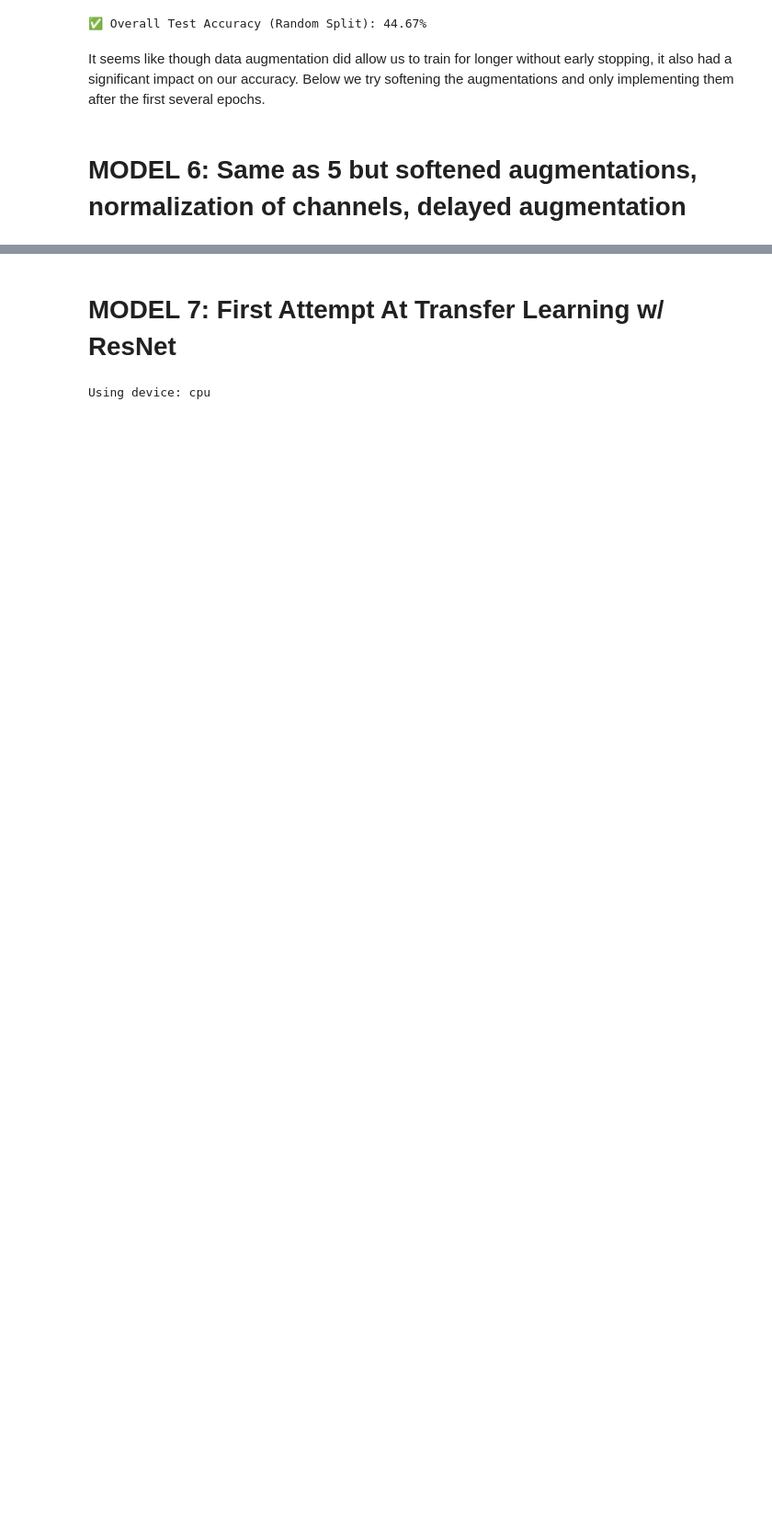
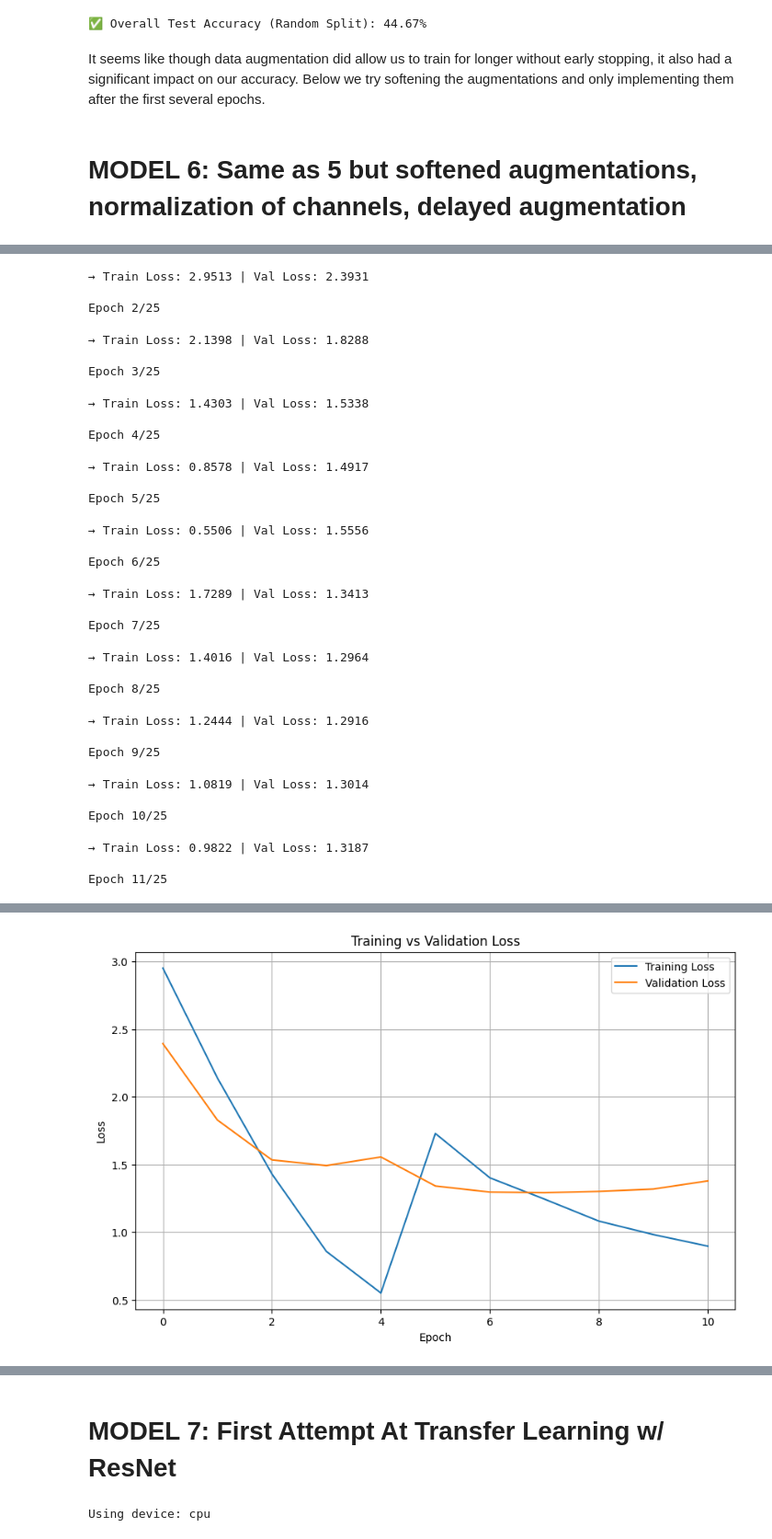
Before and after one commit to skozub25/Waste-Classification, a Jupyter notebook: wasteclassification.ipynb, the cells around one changed output, grey strips where cells are left out. Shown at 92% size. Cells and saved outputs as stored; diff of their text form; code cells hidden in the pictures; blank space fills up the shorter version.

```diff
--- a/wasteclassification.ipynb
+++ b/wasteclassification.ipynb
@@ -1529,22 +1529,14 @@ transform_plain = transforms.Compose([
 ])
 
 # ----------------------
-# DATASET SPLITTING (Double Stratified)
+# DATASETS USING EXISTING SPLITS
 # ----------------------
-base_dataset = ImageFolder("images/")
-all_paths = [base_dataset.samples[i][0] for i in range(len(base_dataset))]
-combined_labels = [f"{Path(p).parts[-3]}__{Path(p).parts[-2]}" for p in all_paths]
-combined_labels = np.array(combined_labels)
+base_train_dataset = ImageFolder("images/", transform=transform_plain)
+val_dataset = ImageFolder("images/", transform=transform_plain)
 
-split1 = StratifiedShuffleSplit(n_splits=1, test_size=0.3, random_state=42)
-train_idx, temp_idx = next(split1.split(np.zeros(len(combined_labels)), combined_labels))
-
-temp_labels = combined_labels[temp_idx]
-split2 = StratifiedShuffleSplit(n_splits=1, test_size=0.5, random_state=42)
-val_rel_idx, test_rel_idx = next(split2.split(np.zeros(len(temp_labels)), temp_labels))
-
-val_idx = temp_idx[val_rel_idx]
-test_idx = temp_idx[test_rel_idx]
+# Replace with your actual precomputed splits
+train_idx = double_strat_train_dataset.indices
+val_idx = double_strat_val_dataset.indices
 
 # ----------------------
 # MODEL DEFINITION
@@ -1556,11 +1548,10 @@ class WasteClassifierCNN(nn.Module):
         self.conv2 = nn.Conv2d(32, 64, kernel_size=3, padding=1)
         self.conv3 = nn.Conv2d(64, 128, kernel_size=3, padding=1)
         self.pool = nn.MaxPool2d(2, 2)
-
         self.flattened_size = 128 * 32 * 32
         self.fc1 = nn.Linear(self.flattened_size, 256)
         self.dropout = nn.Dropout(0.3)
-        self.fc2 = nn.Linear(256, len(base_dataset.classes))
+        self.fc2 = nn.Linear(256, num_classes)
 
     def forward(self, x):
         x = self.pool(F.relu(self.conv1(x)))
@@ -1575,7 +1566,7 @@ class WasteClassifierCNN(nn.Module):
 # ----------------------
 # INITIALIZATION
 # ----------------------
-num_classes = len(base_dataset.classes)
+num_classes = len(base_train_dataset.classes)
 model = WasteClassifierCNN(num_classes).to(device)
 criterion = nn.CrossEntropyLoss()
 optimizer = torch.optim.Adam(model.parameters(), lr=0.001, weight_decay=1e-4)
@@ -1588,10 +1579,6 @@ patience = 3
 best_val_loss = float('inf')
 patience_counter = 0
 history = {"loss": [], "val_loss": []}
-
-# Base dataset for flexible transform swapping
-base_train_dataset = ImageFolder("images/", transform=transform_plain)
-val_dataset = ImageFolder("images/", transform=transform_plain)
 
 for epoch in range(num_epochs):
     print(f"\nEpoch {epoch+1}/{num_epochs}")
@@ -1629,7 +1616,9 @@ for epoch in range(num_epochs):
     train_loss = running_loss / len(train_loader)
     history["loss"].append(train_loss)
 
-    # Validation
+    # ----------------------
+    # VALIDATION
+    # ----------------------
     model.eval()
     val_loss = 0.0
     with torch.no_grad():
@@ -1642,11 +1631,13 @@ for epoch in range(num_epochs):
     history["val_loss"].append(val_loss)
     print(f"→ Train Loss: {train_loss:.4f} | Val Loss: {val_loss:.4f}")
 
-    # Early Stopping
+    # ----------------------
+    # EARLY STOPPING
+    # ----------------------
     if val_loss < best_val_loss:
         best_val_loss = val_loss
         patience_counter = 0
-        torch.save(model.state_dict(), "best_model.pt")
+        torch.save(model.state_dict(), "best_model6.pt")
     else:
         patience_counter += 1
         if patience_counter >= patience:
@@ -1665,3 +1656,4 @@ plt.title("Training vs Validation Loss")
 plt.legend()
 plt.grid(True)
 plt.show()
+# %% [output]
@@ -1667,0 +1663,30 @@ plt.show()
+→ Train Loss: 2.9513 | Val Loss: 2.3931
+
+Epoch 2/25
+→ Train Loss: 2.1398 | Val Loss: 1.8288
+
+Epoch 3/25
+→ Train Loss: 1.4303 | Val Loss: 1.5338
+
+Epoch 4/25
+→ Train Loss: 0.8578 | Val Loss: 1.4917
+
+Epoch 5/25
+→ Train Loss: 0.5506 | Val Loss: 1.5556
+
+Epoch 6/25
+→ Train Loss: 1.7289 | Val Loss: 1.3413
+
+Epoch 7/25
+→ Train Loss: 1.4016 | Val Loss: 1.2964
+
+Epoch 8/25
+→ Train Loss: 1.2444 | Val Loss: 1.2916
+
+Epoch 9/25
+→ Train Loss: 1.0819 | Val Loss: 1.3014
+
+Epoch 10/25
+→ Train Loss: 0.9822 | Val Loss: 1.3187
+
+Epoch 11/25
@@ -1668,2 +1695,3 @@ plt.show()
+[figure, added]
 # %%
 # ----------------------
```
Also changed, not shown: parts of 8 cells of this notebook.
